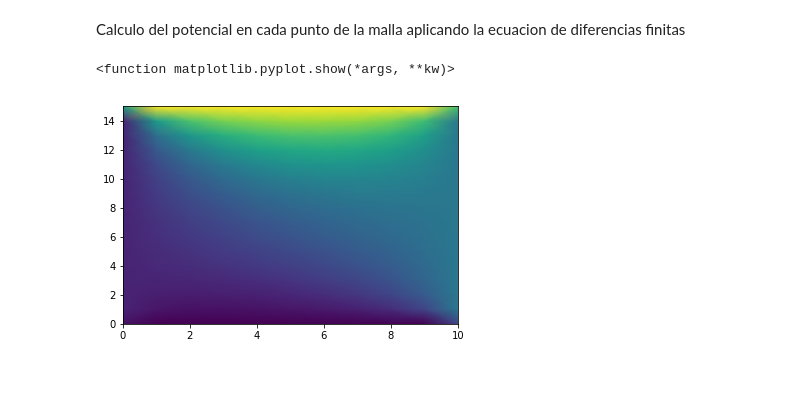
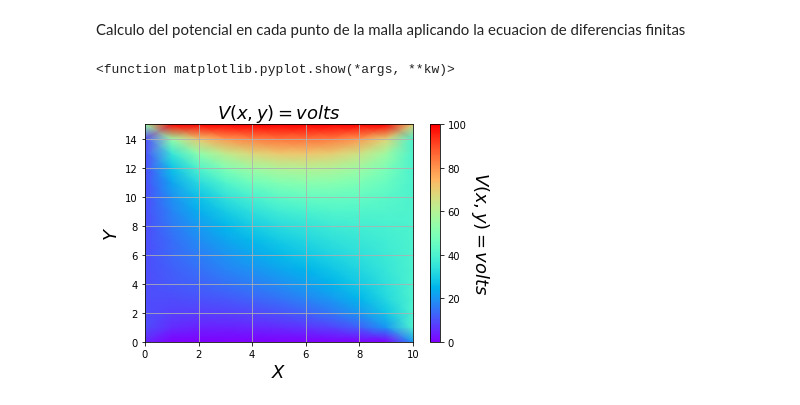
Before and after one commit to iRibbeck/campos-electromagneticos, a Jupyter notebook: Diferencias_finitas.ipynb, the cells around one changed output. Cells and saved outputs as stored; diff of their text form; code cells hidden in the pictures; blank space fills up the shorter version.

```diff
--- a/Diferencias_finitas.ipynb
+++ b/Diferencias_finitas.ipynb
@@ -56,9 +61,15 @@ for k in range(ni):
     for i in range(1,nx-1):
         for j in range(1,ny-1):
             v[i,j] = 0.25*( v[i-1,j] + v[i,j+1] + v[i+1,j] + v[i,j-1] )
-# %%
-plt.pcolormesh(v, shading='gouraud')
-plt.show
-# %% [output]
-<function matplotlib.pyplot.show(*args, **kw)>
-[figure, removed]
+# %%
+plt.pcolormesh(v, shading='gouraud', cmap='rainbow')
+plt.grid()
+plt.xlabel('$X$',fontsize=18)
+plt.ylabel('$Y$',fontsize=18)
+plt.title('$V(x,y)=volts$',fontsize=18)
+clb = plt.colorbar()
+clb.set_label('$V(x,y)=volts$', labelpad=25, y=0.5, rotation=270,fontsize=18)
+plt.show
+# %% [output]
+<function matplotlib.pyplot.show(*args, **kw)>
+[figure, added]
```
Also changed, not shown: parts of 1 cell of this notebook.
